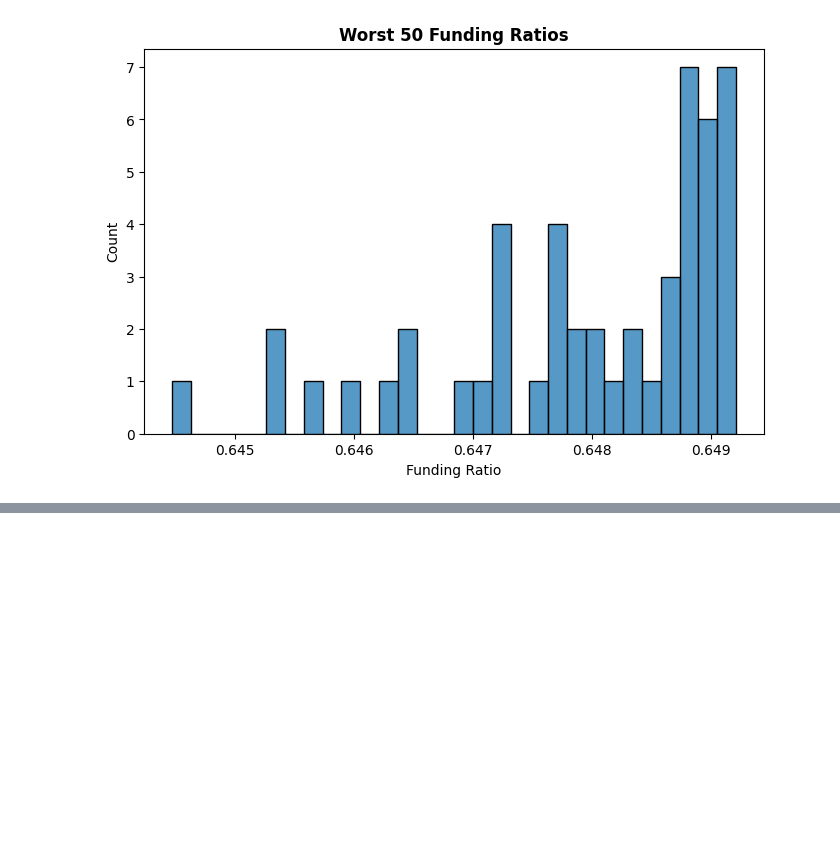
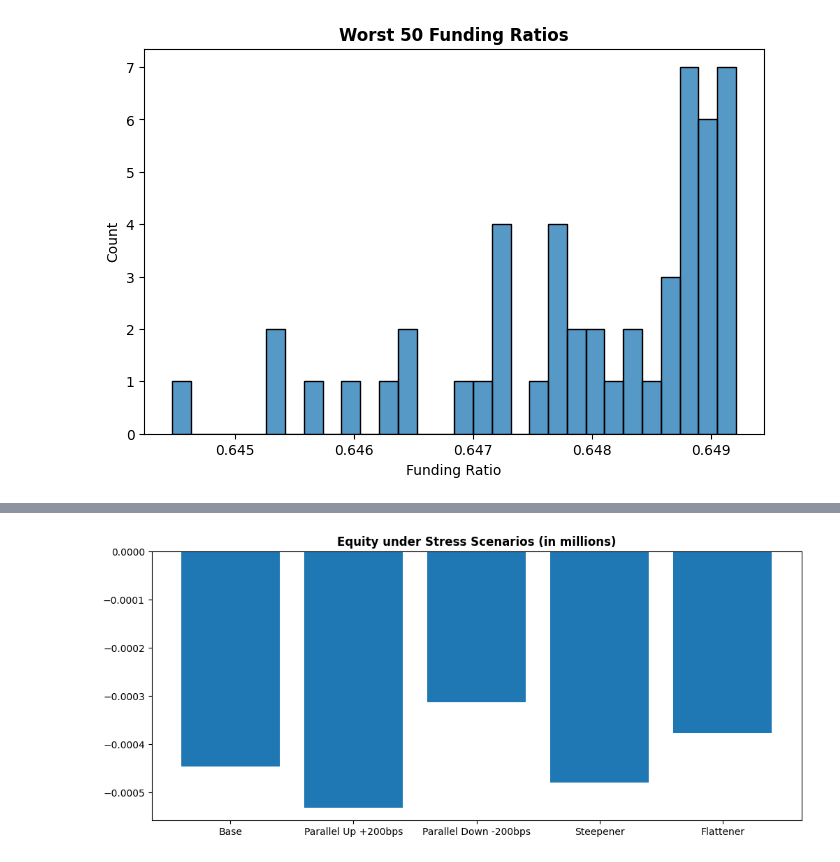
Before and after one commit to gorkemyencak/ALM-simulator, a Jupyter notebook: notebooks/05_pca_alm_simulation.ipynb, the cells around one changed output, grey strips where cells are left out. Cells and saved outputs as stored; diff of their text form; code cells hidden in the pictures; blank space fills up the shorter version.

Commit message:
stress testing over PCA construction

```diff
--- a/notebooks/05_pca_alm_simulation.ipynb
+++ b/notebooks/05_pca_alm_simulation.ipynb
@@ -154,0 +192,26 @@ Funding Ratio CVaR 95%: 0.648
+# %%
+# using latest observed curve
+base_curve_vector = np.array(df.iloc[-1].values, dtype = float)
+base_curve = dict(zip(maturities.tolist(), base_curve_vector))
+
+# duration gap - assets
+def duration_function(portfolio, curve):
+    pv_total = 0
+    weighted = 0
+
+    for item in portfolio:
+        r = curve[min(curve.keys(), key = lambda k: abs(k - item['maturity']))]
+        df = np.exp(-r * item['maturity'])
+        pv = item['notional'] * df
+        pv_total += pv
+        weighted += pv * item['maturity']
+
+    return weighted / pv_total
+
+asset_duration = duration_function(assets, base_curve)
+liability_duration = duration_function(liabilities, base_curve)
+duration_gap = asset_duration - liability_duration
+
+print(f"Asset Duration: {asset_duration:.4f}")
+print(f"Liability Duration: {liability_duration:.4f}")
+print(f"Duration Gap: {duration_gap:.4f}")
@@ -154,0 +222,12 @@ Funding Ratio CVaR 95%: 0.648
+# %%
+# stress testing
+stress_engine = StressTesting(maturities)
+
+stress_results = stress_engine.run_stress_test(
+    base_curve = base_curve_vector,
+    assets = assets,
+    liabilities = liabilities
+)
+
+stress_df = pd.DataFrame(stress_results)
+stress_df
@@ -154,0 +241,8 @@ Funding Ratio CVaR 95%: 0.648
+# %%
+# plotting equity under stress test
+plt.figure(figsize=(12, 5))
+plt.bar(stress_df["scenario"], stress_df["equity"] / 1e6)
+plt.title("Equity under Stress Scenarios (in millions)", fontweight = 'bold')
+plt.show()
+# %% [output]
+[figure, added]
```
Also changed, not shown: parts of 7 cells of this notebook, 2 other files.
